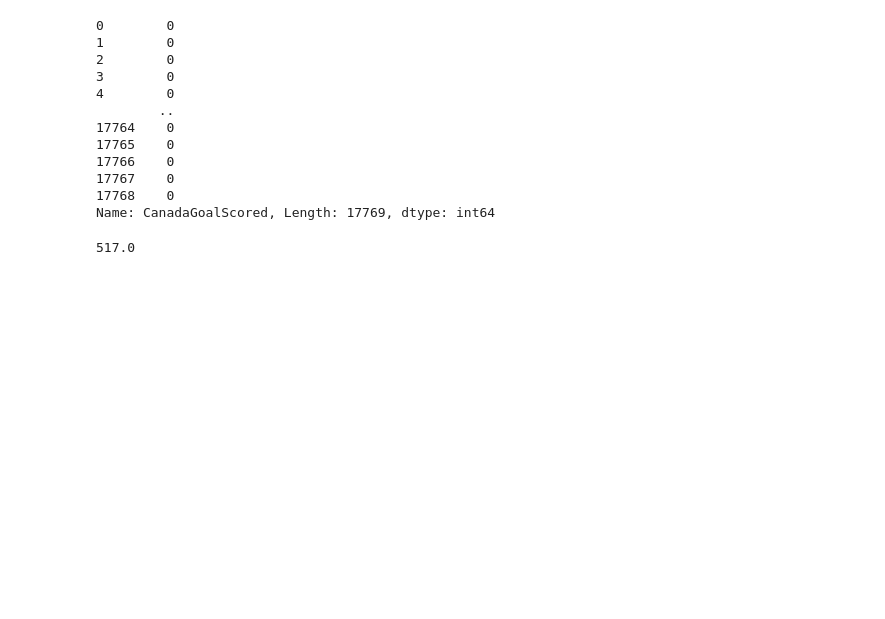
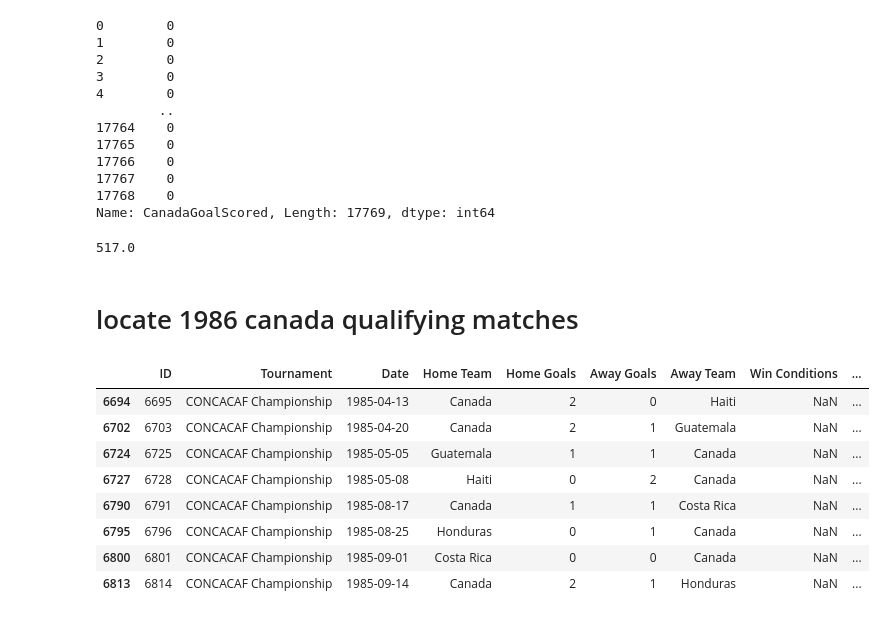
Before and after one commit to benjamin0116/WorldCup2022, a Jupyter notebook: LocateTeam.ipynb, the cells around one changed output. Cells and saved outputs as stored; diff of their text form; code cells hidden in the pictures; blank space fills up the shorter version.

Commit message:
locate 1986 canada qualifying matches

```diff
--- a/LocateTeam.ipynb
+++ b/LocateTeam.ipynb
@@ -103,5 +105,5 @@ pd.DataFrame(result_table[['Team','Start','1','2','3']].melt(id_vars=["Team"])).
 # %% [markdown]
 ### Import international_matches.csv
 # %%
-matches_df = pd.read_csv('international_matches.csv')
+int_matches_df = pd.read_csv('international_matches.csv')
 # %%
@@ -149,5 +151,5 @@ matches_df.describe()
 # %% [markdown]
 ### change date column to datetime
 # %%
-matches_df['Date']=pd.to_datetime(matches_df['Date'])
+int_matches_df['Date']=pd.to_datetime(int_matches_df['Date'])
 # %%
@@ -206,9 +212,9 @@ matches_df[(matches_df['Tournament']=='FIFA World Cup qualification') &
 # %%
-for ID in matches_df.index:
-    if matches_df.loc[ID,'Home Team']=='Canada':
-        matches_df.loc[ID,'CanadaGoalScored']=matches_df.loc[ID,'Home Goals']
-    elif matches_df.loc[ID,'Away Team']=='Canada':
-        matches_df.loc[ID,'CanadaGoalScored']=matches_df.loc[ID,'Away Goals']
+for ID in int_matches_df.index:
+    if int_matches_df.loc[ID,'Home Team']=='Canada':
+        int_matches_df.loc[ID,'CanadaGoalScored']=int_matches_df.loc[ID,'Home Goals']
+    elif int_matches_df.loc[ID,'Away Team']=='Canada':
+        int_matches_df.loc[ID,'CanadaGoalScored']=int_matches_df.loc[ID,'Away Goals']
     else :
-        matches_df.loc[ID,'CanadaGoalScored']=0
+        int_matches_df.loc[ID,'CanadaGoalScored']=0
 # %%
@@ -234,0 +241,19 @@ matches_df.to_csv('matches_df.csv')
+# %% [markdown]
+# locate 1986 canada qualifying matches
+# %%
+int_matches_df['Year']=pd.DatetimeIndex(int_matches_df.Date).year
+# %%
+int_matches_df[(int_matches_df['Year']==1985)&
+               (int_matches_df['Tournament']=='CONCACAF Championship')&
+              ((int_matches_df['Home Team']=='Canada')|(int_matches_df['Away Team']=='Canada'))
+              ]
+# %% [output]
+|  | ID | Tournament | Date | Home Team | Home Goals | Away Goals | Away Team | Win Conditions | ... |
+| 6694 | 6695 | CONCACAF Championship | 1985-04-13 | Canada | 2 | 0 | Haiti | NaN | ... |
+| 6702 | 6703 | CONCACAF Championship | 1985-04-20 | Canada | 2 | 1 | Guatemala | NaN | ... |
+| 6724 | 6725 | CONCACAF Championship | 1985-05-05 | Guatemala | 1 | 1 | Canada | NaN | ... |
+| 6727 | 6728 | CONCACAF Championship | 1985-05-08 | Haiti | 0 | 2 | Canada | NaN | ... |
+| 6790 | 6791 | CONCACAF Championship | 1985-08-17 | Canada | 1 | 1 | Costa Rica | NaN | ... |
+| 6795 | 6796 | CONCACAF Championship | 1985-08-25 | Honduras | 0 | 1 | Canada | NaN | ... |
+| 6800 | 6801 | CONCACAF Championship | 1985-09-01 | Costa Rica | 0 | 0 | Canada | NaN | ... |
+| 6813 | 6814 | CONCACAF Championship | 1985-09-14 | Canada | 2 | 1 | Honduras | NaN | ... |
```
Also changed, not shown: parts of 16 cells of this notebook.
